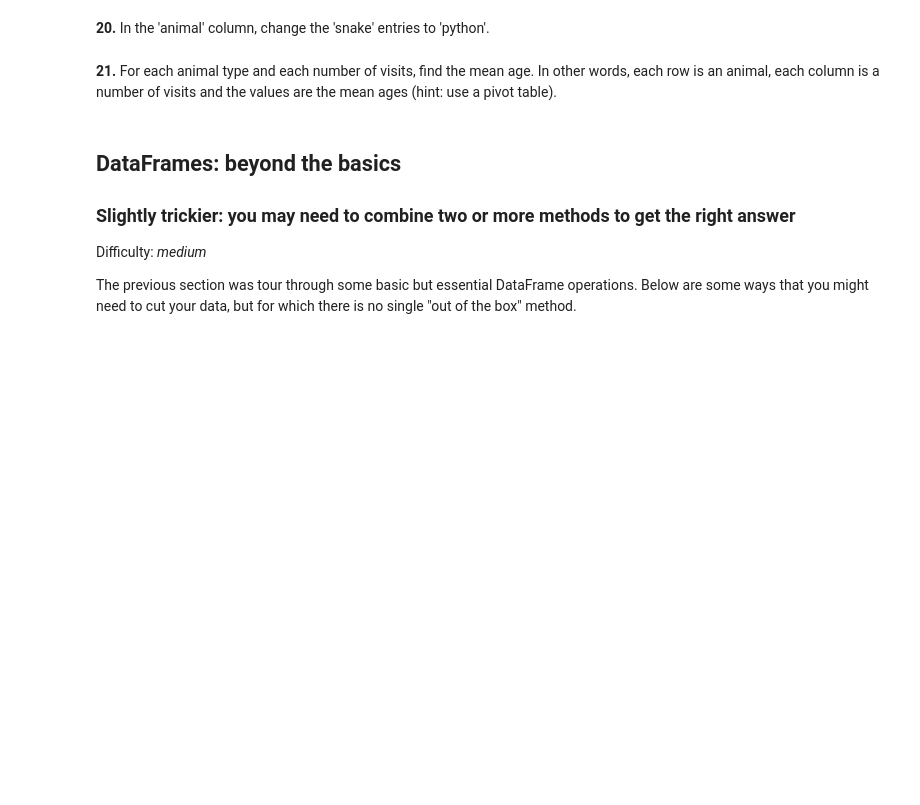
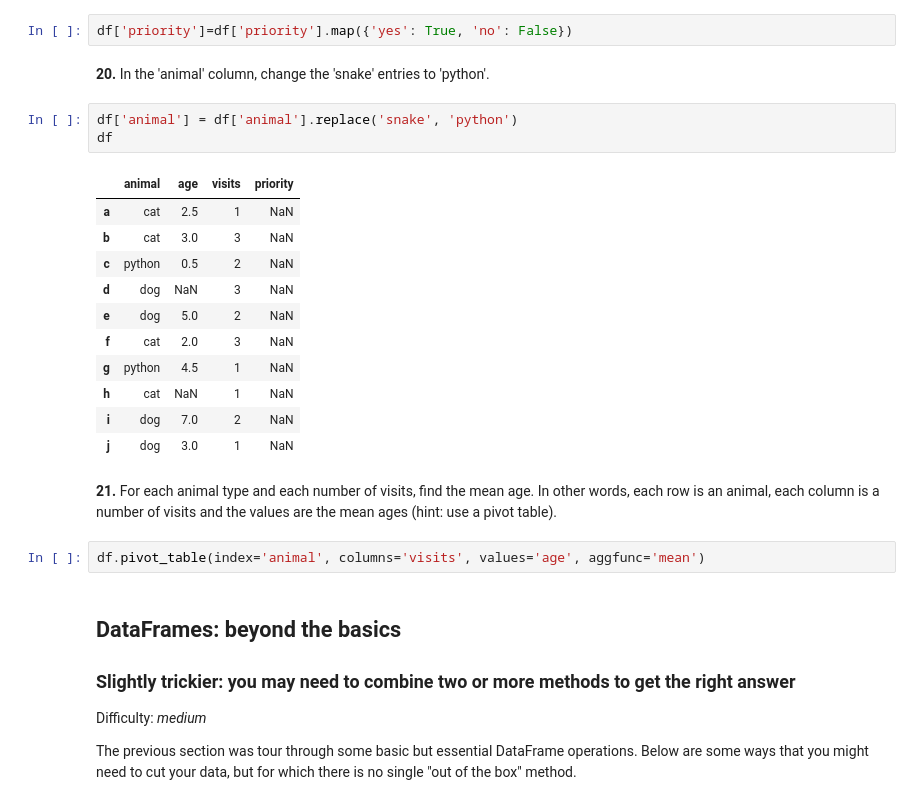
Before and after one commit to felixschh/ai_jan22_felix, a Jupyter notebook: 06. Pandas/100-pandas-puzzles.ipynb, the cells around one changed output. Cells and saved outputs as stored; diff of their text form; blank space fills up the shorter version.

```diff
--- a/06. Pandas/100-pandas-puzzles.ipynb
+++ b/06. Pandas/100-pandas-puzzles.ipynb
@@ -277,9 +277,28 @@ df.sort_values(by=['age', 'visits'], ascending=[False, True])
 # %% [markdown]
 **19.** The 'priority' column contains the values 'yes' and 'no'. Replace this column with a column of boolean values: 'yes' should be `True` and 'no' should be `False`.
+# %%
+df['priority']=df['priority'].map({'yes': True, 'no': False})
 # %% [markdown]
 **20.** In the 'animal' column, change the 'snake' entries to 'python'.
+# %%
+df['animal'] = df['animal'].replace('snake', 'python')
+df
+# %% [output]
+|  | animal | age | visits | priority |
+| a | cat | 2.5 | 1 | NaN |
+| b | cat | 3.0 | 3 | NaN |
+| c | python | 0.5 | 2 | NaN |
+| d | dog | NaN | 3 | NaN |
+| e | dog | 5.0 | 2 | NaN |
+| f | cat | 2.0 | 3 | NaN |
+| g | python | 4.5 | 1 | NaN |
+| h | cat | NaN | 1 | NaN |
+| i | dog | 7.0 | 2 | NaN |
+| j | dog | 3.0 | 1 | NaN |
 # %% [markdown]
 **21.** For each animal type and each number of visits, find the mean age. In other words, each row is an animal, each column is a number of visits and the values are the mean ages (hint: use a pivot table).
+# %%
+df.pivot_table(index='animal', columns='visits', values='age', aggfunc='mean')
 # %% [markdown]
 ## DataFrames: beyond the basics
 
```
Also changed, not shown: parts of 1 cell of this notebook.
